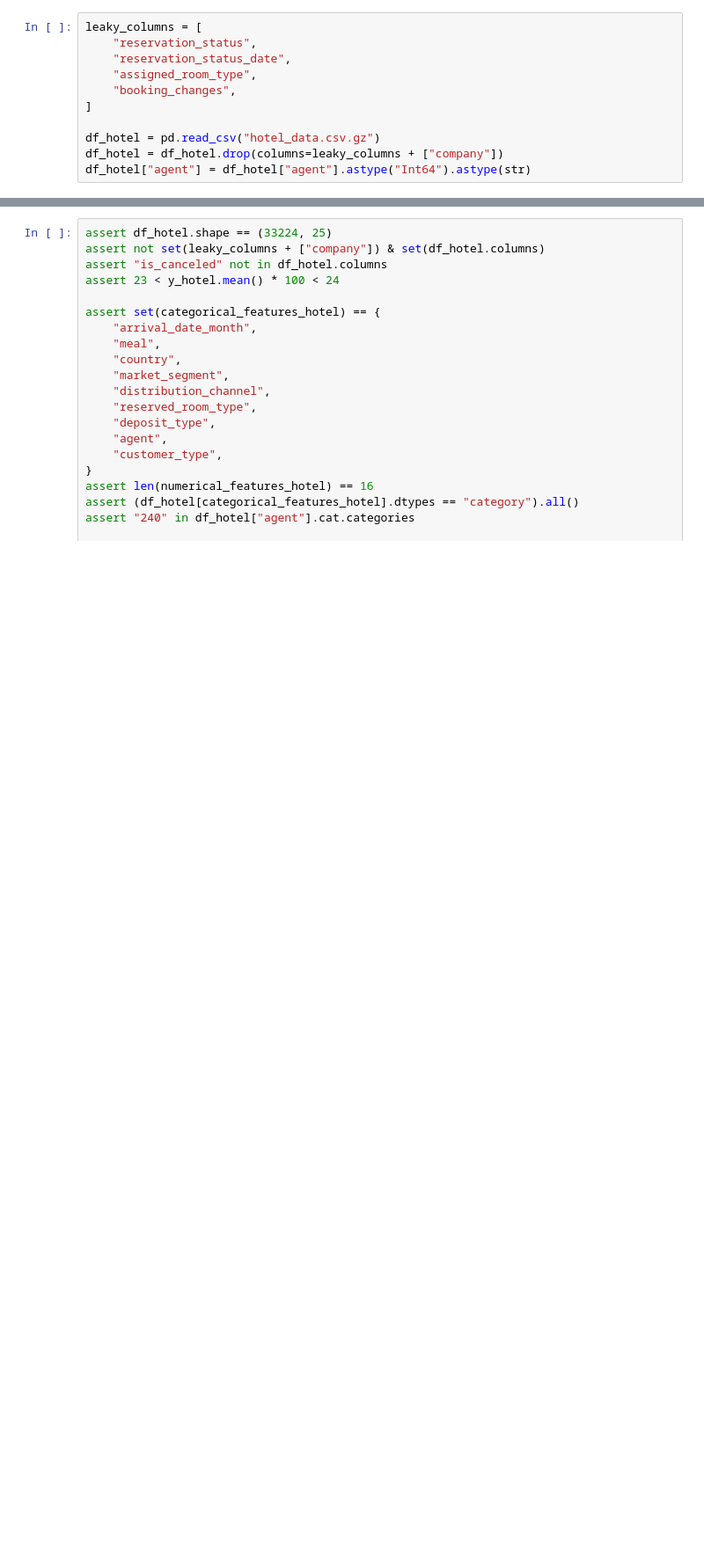
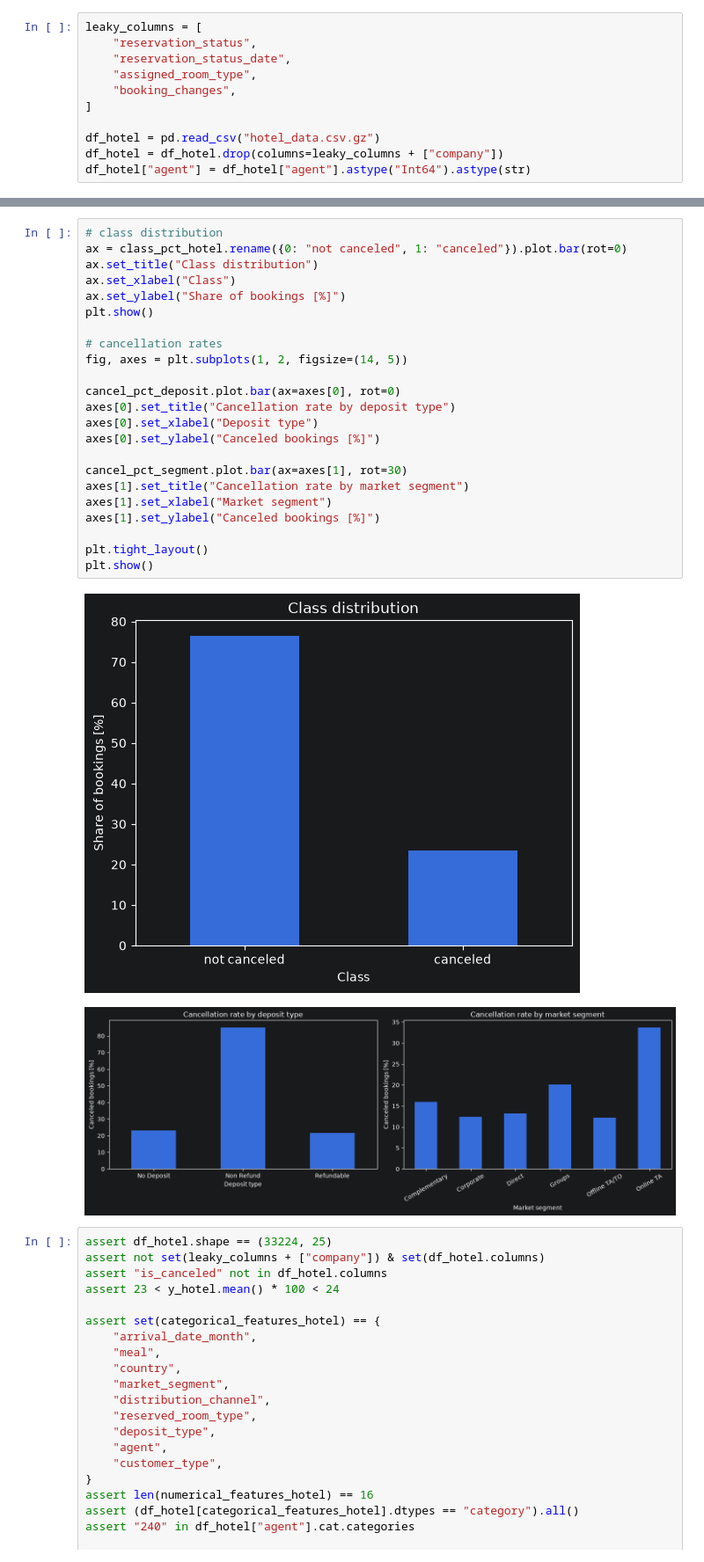
Before and after one commit to Ablaszak/podstawy-sztucznej-inteligencji, a Jupyter notebook: lab2/lab_2.ipynb, the cells around one changed output, grey strips where cells are left out. Shown at 88% size. Cells and saved outputs as stored; diff of their text form; blank space fills up the shorter version.

```diff
--- a/lab2/lab_2.ipynb
+++ b/lab2/lab_2.ipynb
@@ -1486,3 +1509,29 @@ X_hotel_train, X_hotel_test, y_hotel_train, y_hotel_test = ...
+# %%
+# class distribution
+ax = class_pct_hotel.rename({0: "not canceled", 1: "canceled"}).plot.bar(rot=0)
+ax.set_title("Class distribution")
+ax.set_xlabel("Class")
+ax.set_ylabel("Share of bookings [%]")
+plt.show()
+
+# cancellation rates
+fig, axes = plt.subplots(1, 2, figsize=(14, 5))
+
+cancel_pct_deposit.plot.bar(ax=axes[0], rot=0)
+axes[0].set_title("Cancellation rate by deposit type")
+axes[0].set_xlabel("Deposit type")
+axes[0].set_ylabel("Canceled bookings [%]")
+
+cancel_pct_segment.plot.bar(ax=axes[1], rot=30)
+axes[1].set_title("Cancellation rate by market segment")
+axes[1].set_xlabel("Market segment")
+axes[1].set_ylabel("Canceled bookings [%]")
+
+plt.tight_layout()
+plt.show()
+# %% [output]
+[figure, added]
+[figure, added]
 # %%
 assert df_hotel.shape == (33224, 25)
 assert not set(leaky_columns + ["company"]) & set(df_hotel.columns)
```
Also changed, not shown: parts of 17 cells of this notebook.
